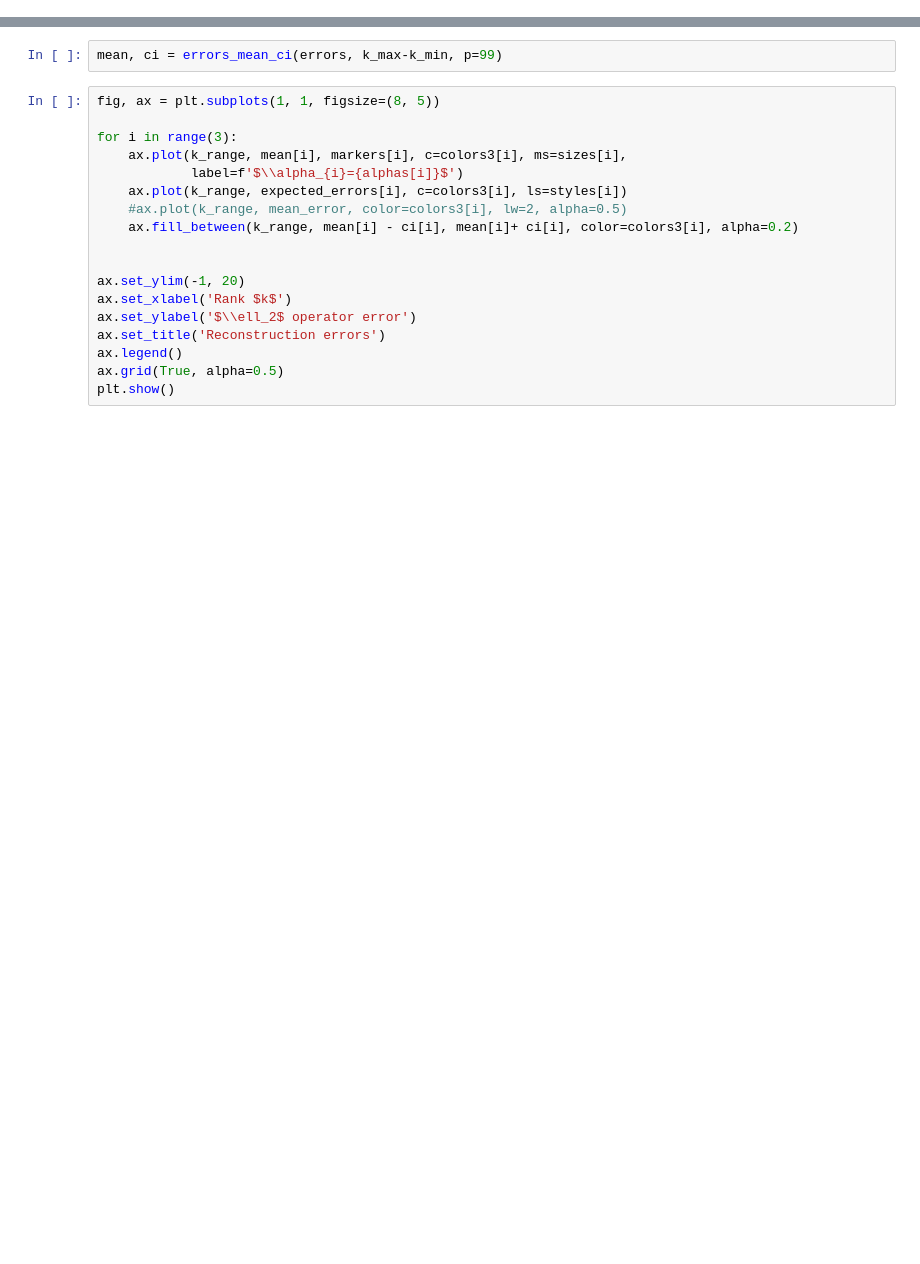
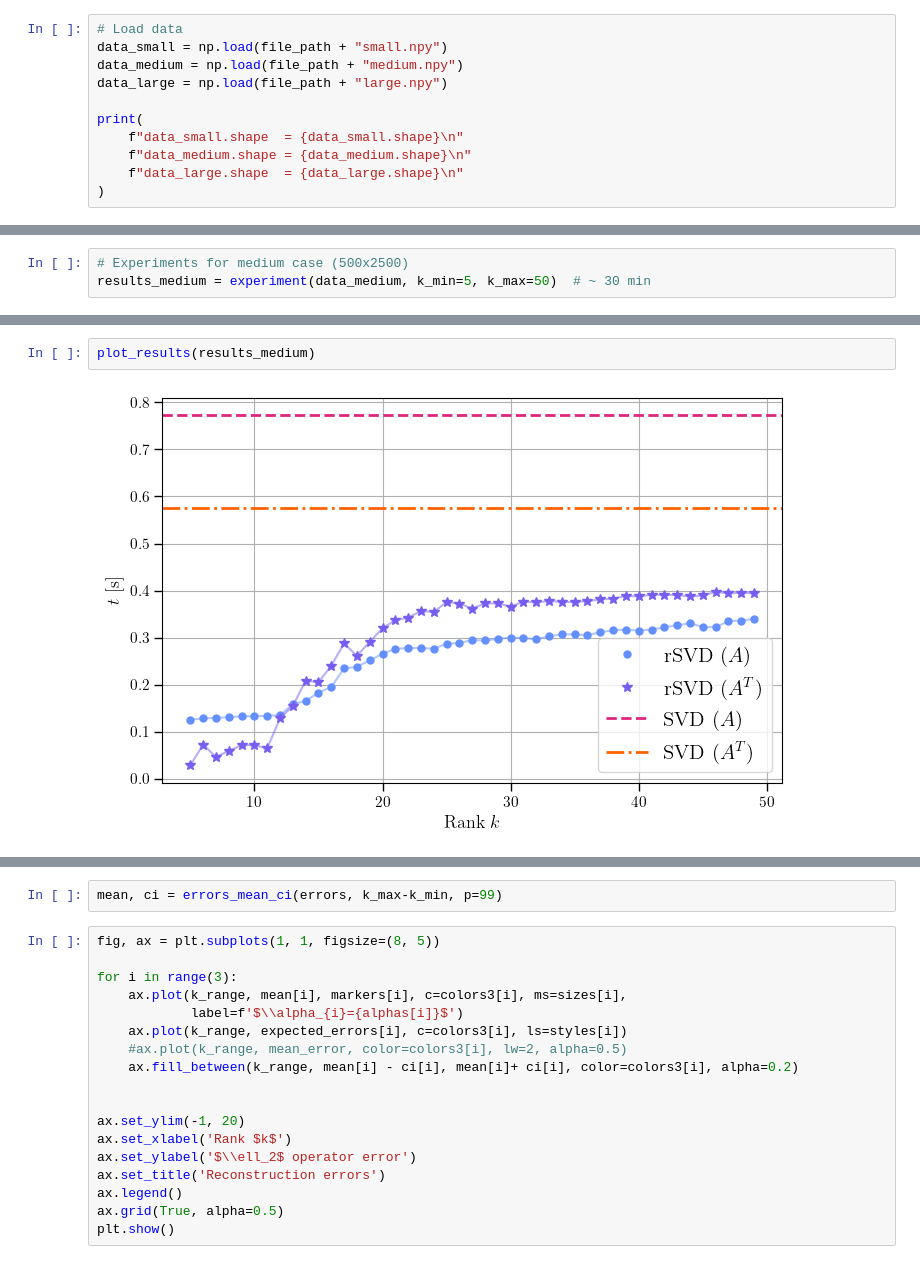
Before and after one commit to EliasSev/randomized-svd-paper, a Jupyter notebook: notebooks/rsvd_test_matrix.ipynb, the cells around one changed output, grey strips where cells are left out. Saved outputs shown, nothing was run; the diff lists cells and outputs as text; blank space fills up the shorter version.

Commit message:
Finish results

```diff
--- a/notebooks/rsvd_test_matrix.ipynb
+++ b/notebooks/rsvd_test_matrix.ipynb
@@ -215,0 +162,11 @@ plt.plot()
+# %%
+# Load data
+data_small = np.load(file_path + "small.npy")
+data_medium = np.load(file_path + "medium.npy")
+data_large = np.load(file_path + "large.npy")
+
+print(
+    f"data_small.shape  = {data_small.shape}\n"
+    f"data_medium.shape = {data_medium.shape}\n"
+    f"data_large.shape  = {data_large.shape}\n"
+)
@@ -215,0 +303,3 @@ plt.plot()
+# %%
+# Experiments for medium case (500x2500)
+results_medium = experiment(data_medium, k_min=5, k_max=50)  # ~ 30 min
@@ -215,0 +343,4 @@ plt.plot()
+# %%
+plot_results(results_medium)
+# %% [output]
+[figure, added]
```
Also changed, not shown: parts of 24 cells of this notebook.
